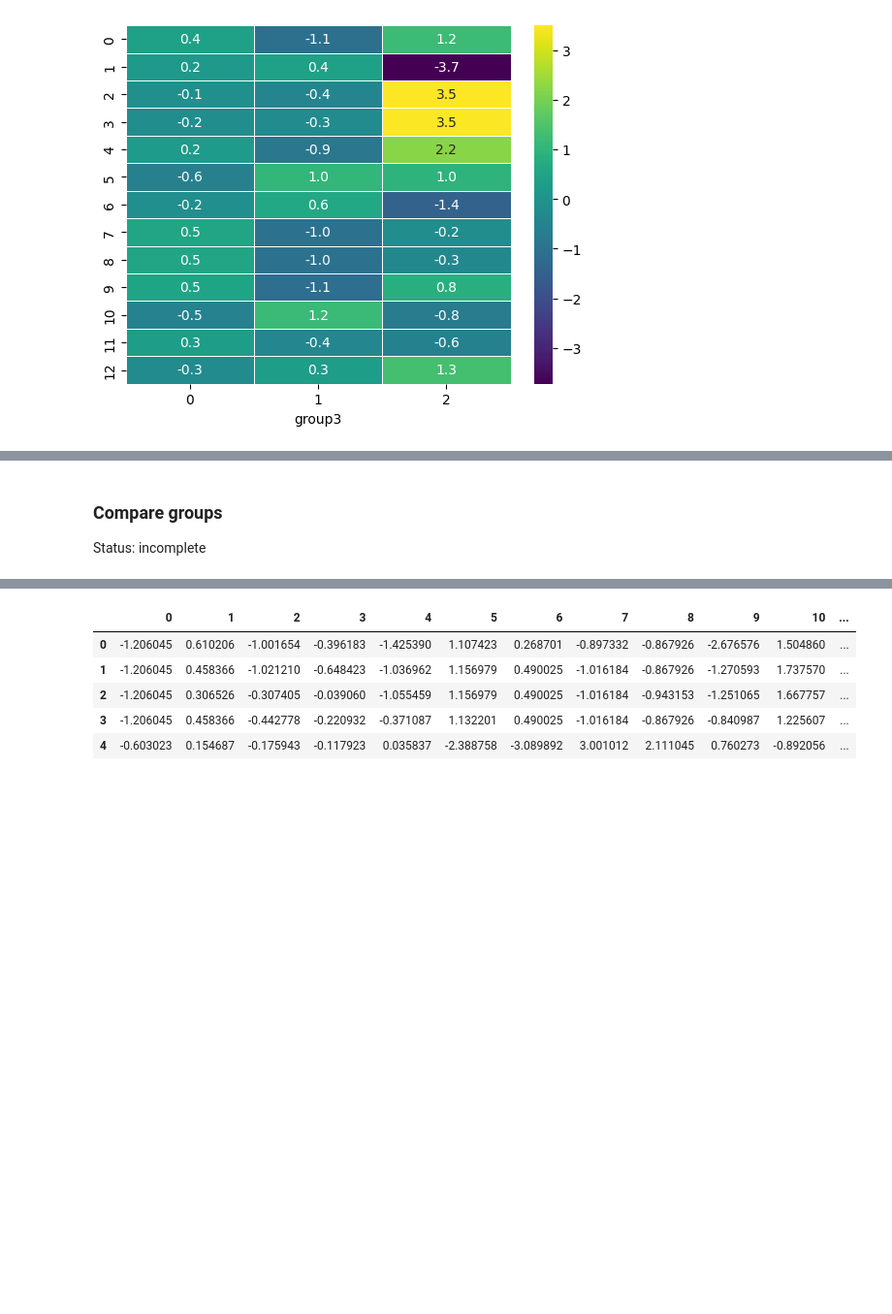
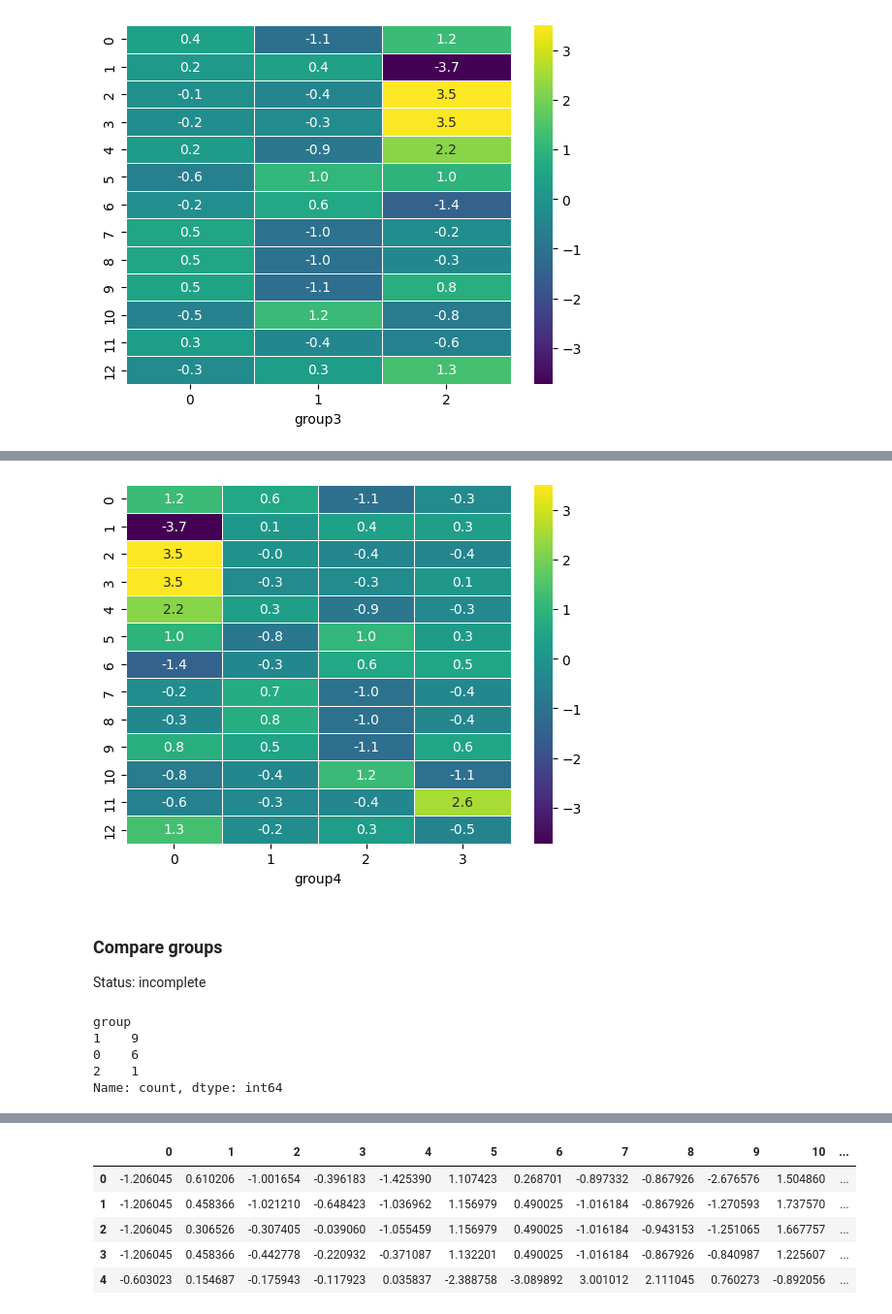
Before and after one commit to oecorrechag/project-barcelona, a Jupyter notebook: notebooks/Proyecto Barcelona.ipynb, the cells around one changed output, grey strips where cells are left out. Shown: that part at 97% size. Saved outputs shown, nothing was run; the diff lists cells and outputs as text; code cells hidden in the pictures; blank space fills up the shorter version.

Commit message:
Added a table with the count of elements by groups

```diff
--- a/notebooks/Proyecto Barcelona.ipynb
+++ b/notebooks/Proyecto Barcelona.ipynb
@@ -171,6 +174,8 @@ leaves_order = dendrogram_result['leaves']
 # Rearrange the DataFrame according to the order of the sheets
 df_g = df_g.iloc[leaves_order].copy()
 df_g['group2'] = leaves_color_list
+df_g['group2'] = df_g['group2'].apply(lambda x: x[1:] if x.startswith('C') else x)
+df_g['group2'] = df_g['group2'].astype(int)
 df_g = df_g.sort_index()
 df_g2 = df_g.copy()
 df_g2 = df_g2.iloc[:, :13].join(df_g2.iloc[:, -1:])
@@ -280,4 +310,54 @@ heatmap_groups(df_g3, "group3", 1)
+# %%
+n_components = 4
+gaussianMixture = GaussianMixture(
+    # -----------------------------------------------------
+    # The number of mixture components.
+    n_components=n_components,
+    # -----------------------------------------------------
+    # String describing the type of covariance parameters
+    # to use. Must be one of:
+    # ‘full’
+    #    each component has its own general covariance
+    #    matrix
+    # ‘tied’
+    #    all components share the same general covariance
+    #    matrix
+    # ‘diag’
+    #    each component has its own diagonal covariance matrix
+    # ‘spherical’
+    #    each component has its own single variance
+    covariance_type="full",
+    # -----------------------------------------------------
+    # The number of EM iterations to perform.
+    max_iter=100,
+    # -----------------------------------------------------
+    # The method used to initialize the weights
+    #   'kmeans'
+    #   'random'
+    init_params="kmeans",
+)
+
+gaussianMixture.fit(X_esc)
+df_g["group4"] = gaussianMixture.predict(X_esc)
+# %%
+df_g4 = df_g.copy()
+df_g4 = df_g4.iloc[:, :13].join(df_g4.iloc[:, -1:])
+# %%
+##
+## Heatmap groups
+##
+heatmap_groups(df_g4, "group4", 1)
+# %% [output]
+[figure, added]
 # %% [markdown]
 ### Compare groups
 
 Status: incomplete
+# %%
+df_g['group'].value_counts()
+# %% [output]
+group
+1    9
+0    6
+2    1
+Name: count, dtype: int64
```
Also changed, not shown: parts of 15 cells of this notebook.
